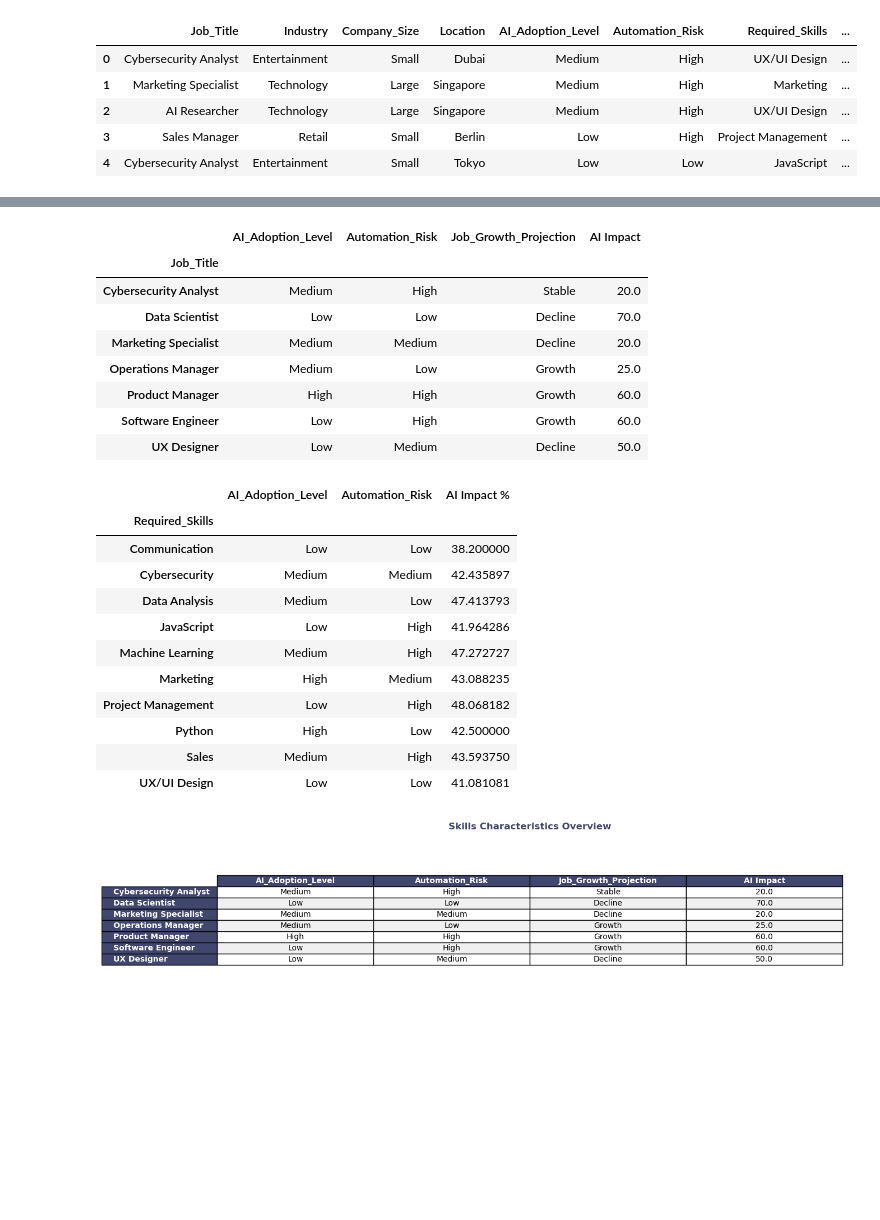
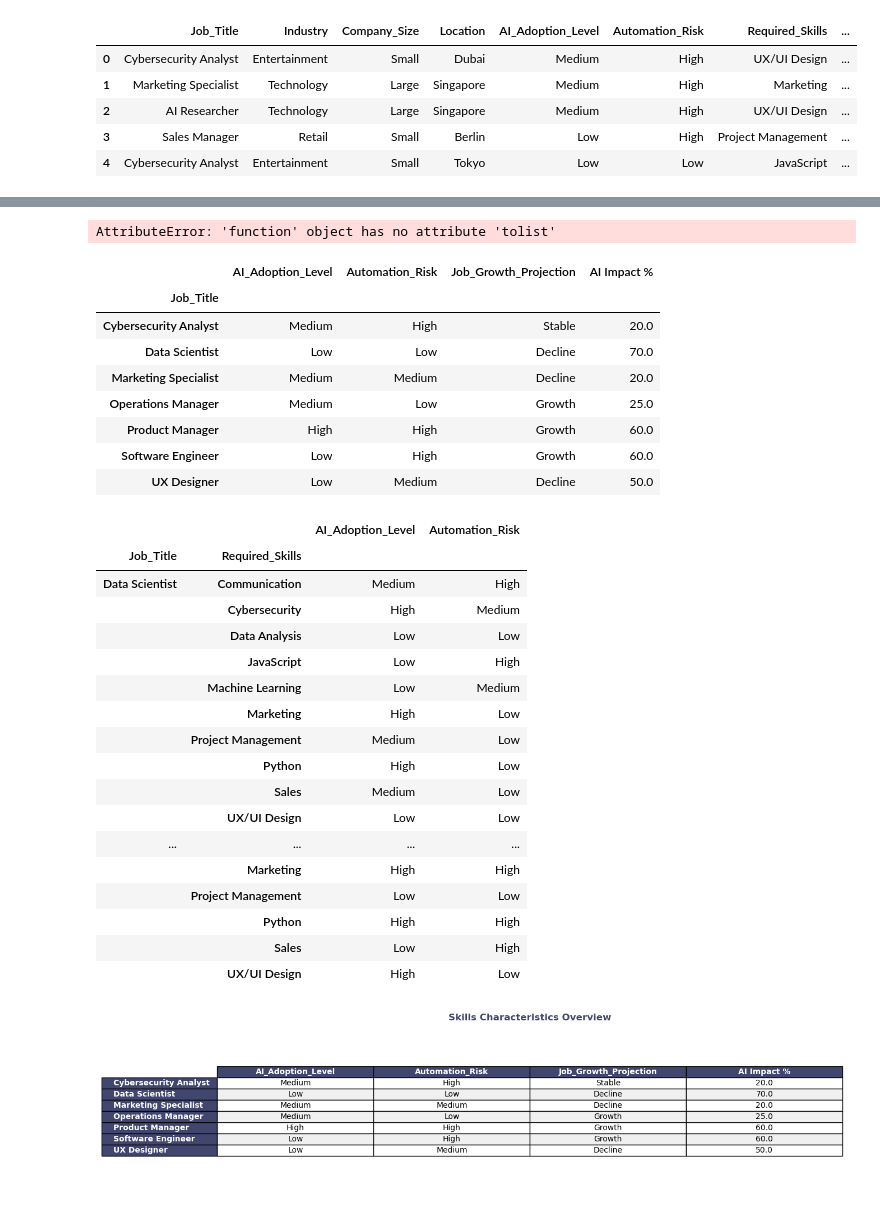
Before and after one commit to GeorgiosKoutroumanos/project-2-SQL-From-Data-to-Insight, a Jupyter notebook: MAIN.ipynb, the cells around one changed output, grey strips where cells are left out. Saved outputs shown, nothing was run; the diff lists cells and outputs as text; code cells hidden in the pictures; blank space fills up the shorter version.

```diff
--- a/MAIN.ipynb
+++ b/MAIN.ipynb
@@ -286,5 +276,9 @@ plt.show()
+# %%
+print(df_final.Job_Title.unique.tolist())
+# %% [output]
+AttributeError: 'function' object has no attribute 'tolist'
 # %%
-# 2nd insight, let's exprove per job title
+# 2nd insight, let's exprove different variables per job title
 
 grouped_df_final_2 = df_final.groupby("Job_Title").agg({
     "AI_Adoption_Level": lambda x: x.mode()[0],
@@ -293,11 +287,11 @@ grouped_df_final_2 = df_final.groupby("Job_Title").agg({
     "AI Impact %": "mean"
 })
 
-grouped_df_final_1.to_csv('grouped_df_final_1.csv',index=False)
-grouped_df_final_1
+grouped_df_final_2.to_csv('grouped_df_final_1.csv',index=False)
+grouped_df_final_2
 # we enter the table in the ppt and we add explations based on screenshot by Hilena, we can focus on some of the Job titles like Data Sc and Software engineer
 # %% [output]
-|  | AI_Adoption_Level | Automation_Risk | Job_Growth_Projection | AI Impact |
+|  | AI_Adoption_Level | Automation_Risk | Job_Growth_Projection | AI Impact % |
 | Job_Title |  |  |  |  |
 | Cybersecurity Analyst | Medium | High | Stable | 20.0 |
 | Data Scientist | Low | Low | Decline | 70.0 |
@@ -309,27 +307,39 @@ grouped_df_final_1
 # %%
 # 3rd insight lets go explore the required skills because the 2nd insight needs further exploration
-grouped_df_final_2 = df_final.groupby("Required_Skills").agg({
+grouped_df_final_3 = df_final.groupby(["Job_Title","Required_Skills"]).agg({
     "AI_Adoption_Level": lambda x: x.mode()[0],
     "Automation_Risk": lambda x: x.mode()[0],
-    "AI Impact %": "mean"
 })
 
-grouped_df_final_2
+grouped_df_final_3_1 = grouped_df_final_3.loc[grouped_df_final_3.index.get_level_values('Job_Title').isin(["Software Engineer", "Data Scientist"])]
+grouped_df_final_3_1
 
-#consclusion about the skills: for example Python has low Automarion risk even though the adoption level is high
+#consclusion about the skills: intersting part that Python as a skill has low risk for automation in data analysis compared to a software engineer role.
+# Data analysis has low automation risk in both role, probably due to the nature of the job that requires story telling.
+# Machine learnings is also intersting because in software engineers has high automation risk.
+
+# Possible explanation: Data Scientists primarily use ML for analysis and decision-making,
+# relying on human intuition and domain knowledge, leading to lower AI adoption and medium automation risk.
+# In contrast, Software Engineers focus on building and automating ML applications, resulting in higher AI adoption and a greater risk of automation.
 # %% [output]
-|  | AI_Adoption_Level | Automation_Risk | AI Impact % |
-| Required_Skills |  |  |  |
-| Communication | Low | Low | 38.200000 |
-| Cybersecurity | Medium | Medium | 42.435897 |
-| Data Analysis | Medium | Low | 47.413793 |
-| JavaScript | Low | High | 41.964286 |
-| Machine Learning | Medium | High | 47.272727 |
-| Marketing | High | Medium | 43.088235 |
-| Project Management | Low | High | 48.068182 |
-| Python | High | Low | 42.500000 |
-| Sales | Medium | High | 43.593750 |
-| UX/UI Design | Low | Low | 41.081081 |
+|  |  | AI_Adoption_Level | Automation_Risk |
+| Job_Title | Required_Skills |  |  |
+| Data Scientist | Communication | Medium | High |
+|  | Cybersecurity | High | Medium |
+|  | Data Analysis | Low | Low |
+|  | JavaScript | Low | High |
+|  | Machine Learning | Low | Medium |
+|  | Marketing | High | Low |
+|  | Project Management | Medium | Low |
+|  | Python | High | Low |
+|  | Sales | Medium | Low |
+|  | UX/UI Design | Low | Low |
+| ... | ... | ... | ... |
+|  | Marketing | High | High |
+|  | Project Management | Low | Low |
+|  | Python | High | High |
+|  | Sales | Low | High |
+|  | UX/UI Design | High | Low |
 # %%
 # 3rd insight visulatisation to use in ppt
 
```
Also changed, not shown: parts of 14 cells of this notebook, 2 other files.
